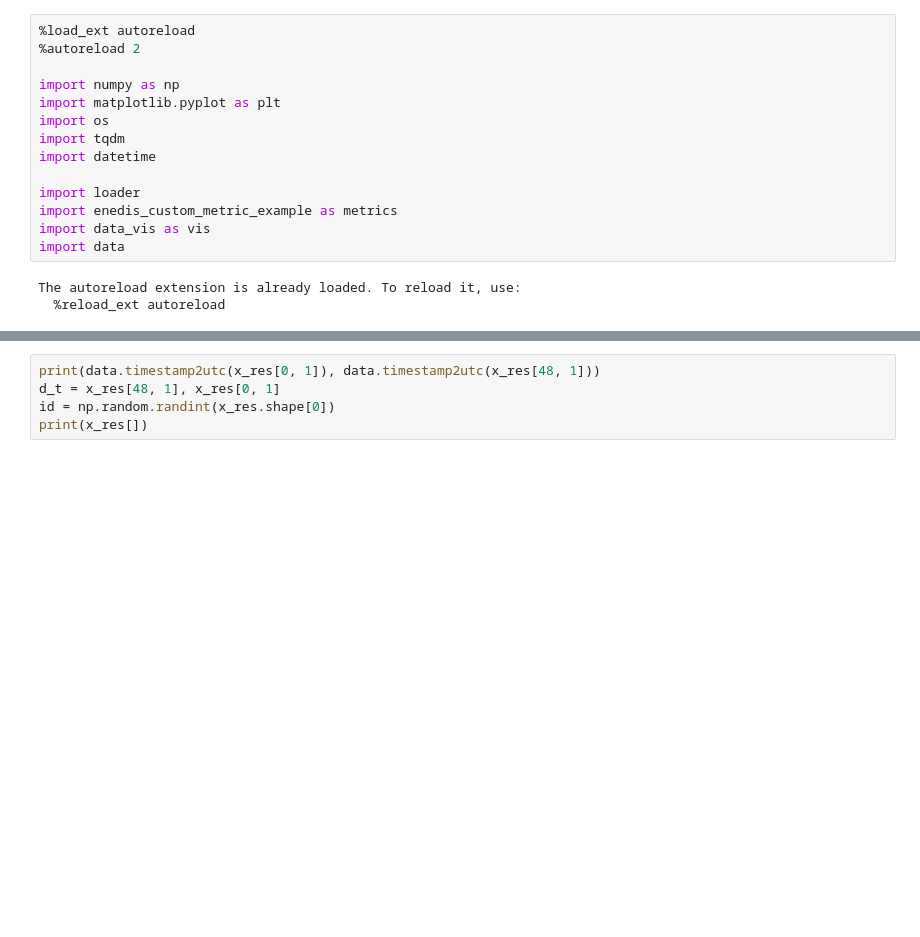
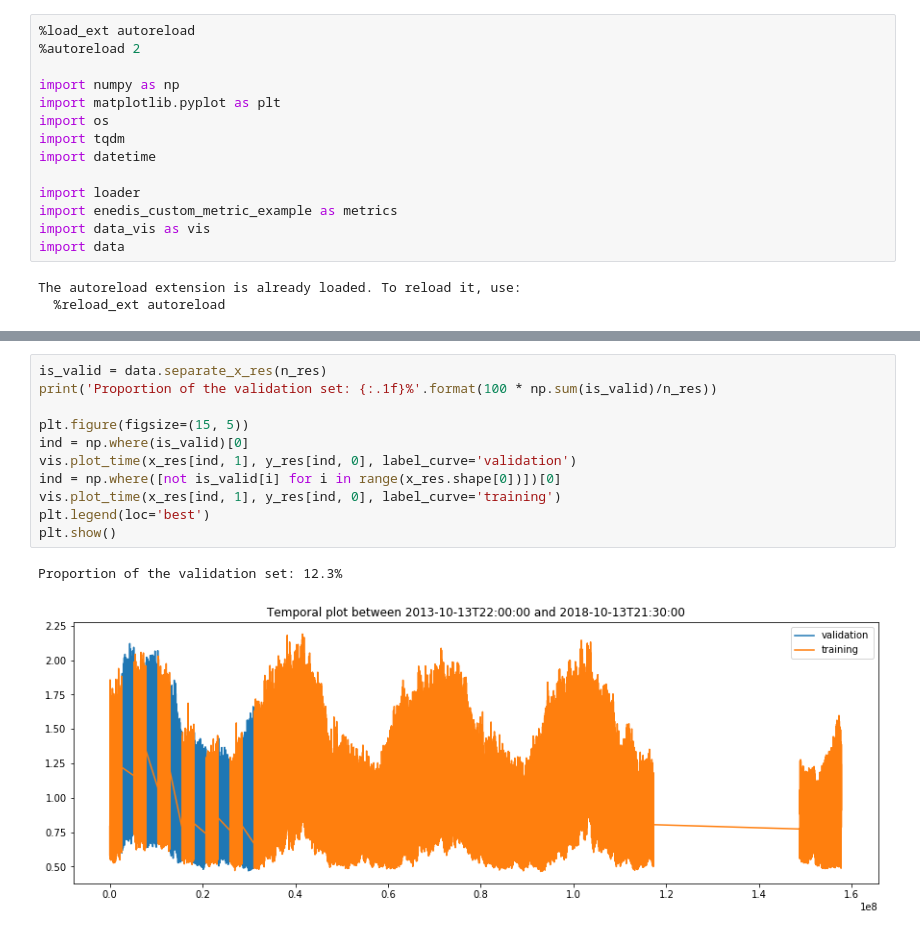
Before and after one commit to tangih/EnedisDataChallenge, a Jupyter notebook: main.ipynb, the cells around one changed output, grey strips where cells are left out. Cells and saved outputs as stored; diff of their text form; blank space fills up the shorter version.

```diff
--- a/main.ipynb
+++ b/main.ipynb
@@ -57,5 +56,14 @@ plt.show()
-# %%
-print(data.timestamp2utc(x_res[0, 1]), data.timestamp2utc(x_res[48, 1]))
-d_t = x_res[48, 1], x_res[0, 1]
-id = np.random.randint(x_res.shape[0])
-print(x_res[])
+# %%
+is_valid = data.separate_x_res(n_res)
+print('Proportion of the validation set: {:.1f}%'.format(100 * np.sum(is_valid)/n_res))
+
+plt.figure(figsize=(15, 5))
+ind = np.where(is_valid)[0]
+vis.plot_time(x_res[ind, 1], y_res[ind, 0], label_curve='validation')
+ind = np.where([not is_valid[i] for i in range(x_res.shape[0])])[0]
+vis.plot_time(x_res[ind, 1], y_res[ind, 0], label_curve='training')
+plt.legend(loc='best')
+plt.show()
+# %% [output]
+Proportion of the validation set: 12.3%
+[figure, added]
```
Also changed, not shown: parts of 2 cells of this notebook, 2 other files.
